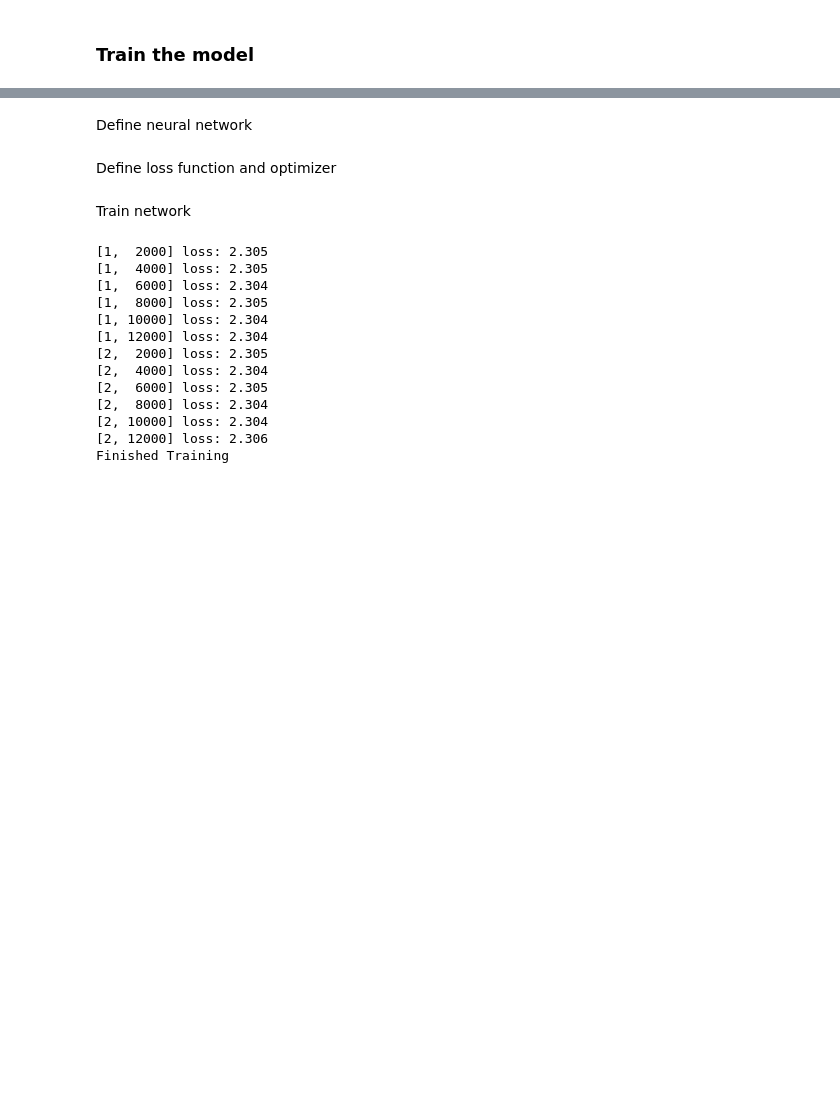
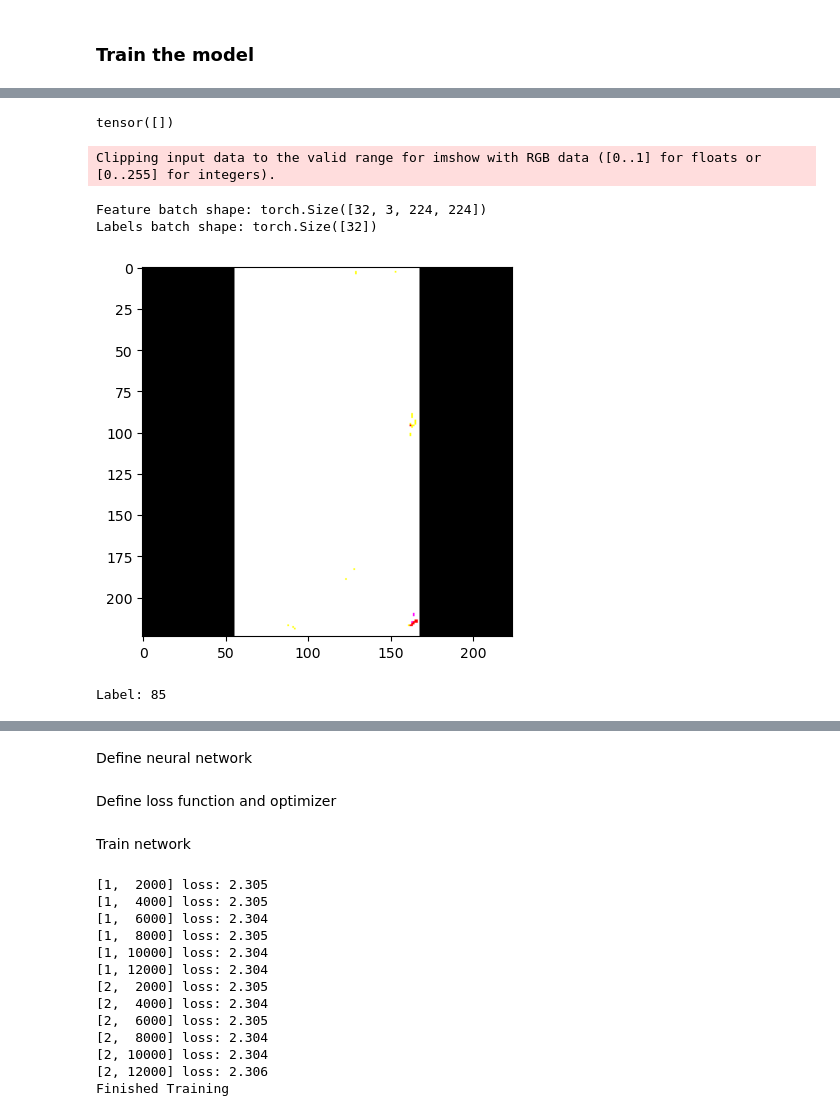
Before and after one commit to strojanski/diploma, a Jupyter notebook: v0/timing.ipynb, the cells around one changed output, grey strips where cells are left out. Cells and saved outputs as stored; diff of their text form; code cells hidden in the pictures; blank space fills up the shorter version.

```diff
--- a/v0/timing.ipynb
+++ b/v0/timing.ipynb
@@ -152,3 +242,25 @@ ValueError: expected sequence of length 322 at dim 1 (got 76)
+# %%
+print(r_loss)
+# %% [output]
+tensor([])
+# %%
+
+# Display image and label.
+train_features, train_labels = next(iter(dataloader))
+print(f"Feature batch shape: {train_features.size()}")
+print(f"Labels batch shape: {train_labels.size()}")
+img = train_features[0]
+a = np.transpose(img, (1, 2, 0))
+label = train_labels[0]
+plt.imshow(a, cmap="gray")
+plt.show()
+print(f"Label: {label}")
+# %% [output]
+Clipping input data to the valid range for imshow with RGB data ([0..1] for floats or [0..255] for integers).
+Feature batch shape: torch.Size([32, 3, 224, 224])
+Labels batch shape: torch.Size([32])
+[figure, added]
+Label: 85
 # %%
 def imshow(img):
     img = img / 2 + 0.5     # unnormalize
```
Also changed, not shown: parts of 18 cells of this notebook, 7 other files.
